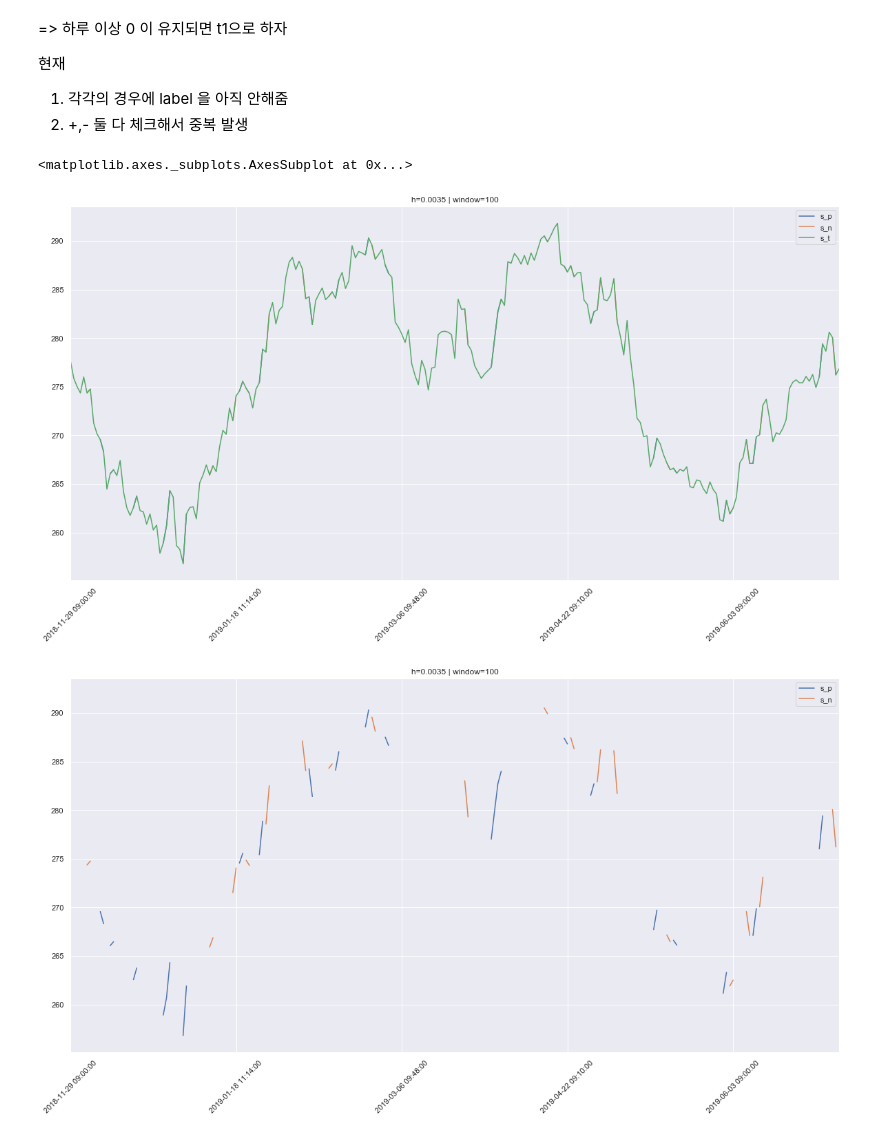
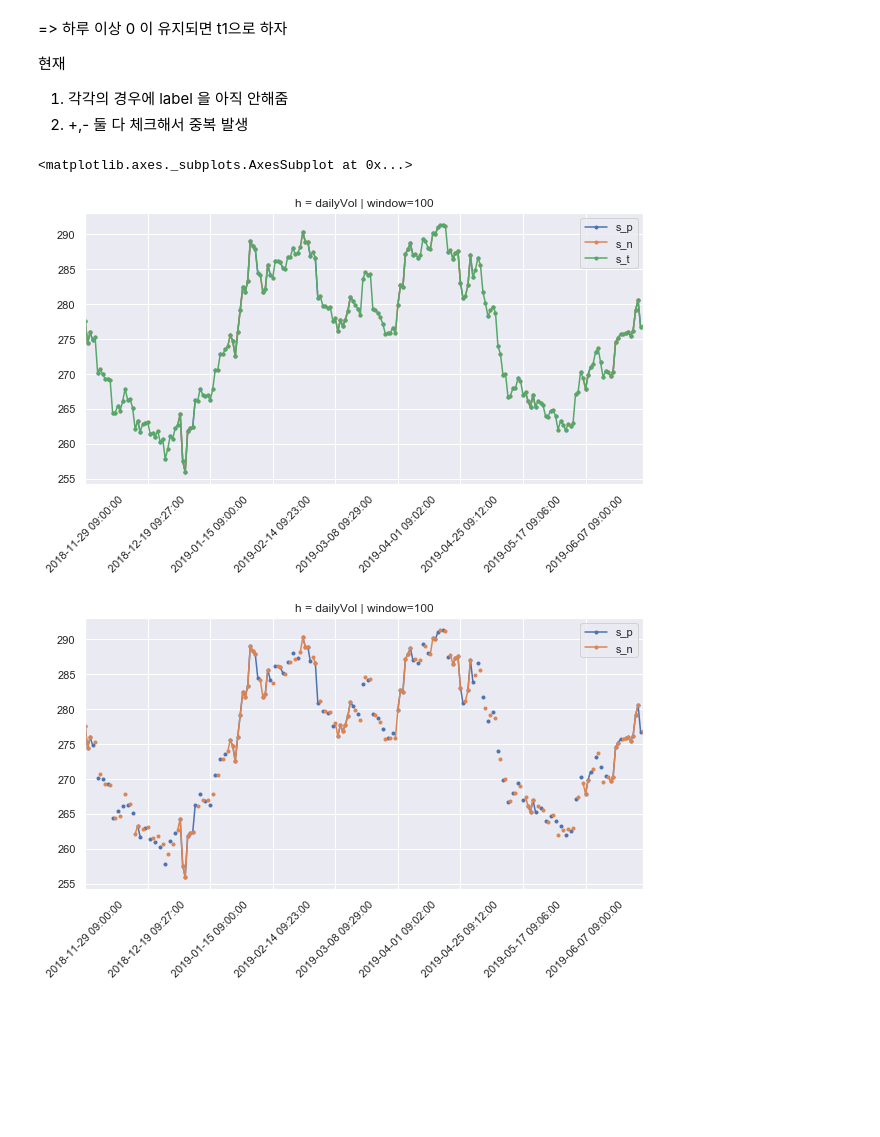
Before and after one commit to kooBH/FinanceServer, a Jupyter notebook: DE_PRADO/ch3_v1.ipynb, the cells around one changed output. Saved outputs shown, nothing was run; the diff lists cells and outputs as text; code cells hidden in the pictures; blank space fills up the shorter version.

```diff
--- a/DE_PRADO/ch3_v1.ipynb
+++ b/DE_PRADO/ch3_v1.ipynb
@@ -223,25 +270,10 @@
 1. 각각의 경우에 label 을 아직 안해줌
 2. +,- 둘 다 체크해서 중복 발생
 # %%
-def npMovingAverage(data, window=3):
-    weights = np.ones(window) / window
-    return np.convolve(data, weights, mode='valid')
-
-def getDailityVol (
-    df,
-    col_close='close',
-    col_dVol='dVol',
-    span0 = 100
-    ):
-    df[col_dVol]=df[col_close].pct_change()
-    df[col_dVol] = df[col_dVol].ewm(span=100).std()
-    return df[col_dVol]
-
 def CUSUM_Triple(
     df,
     col='close',
     window=20,
-    h=0.05
    ):
     bar = df.drop(df.columns.difference([col]), axis=1)
     tmp = np.log(bar[col]).diff().fillna(0)
@@ -253,20 +285,21 @@ def CUSUM_Triple(
     dVol = getDailityVol(df,col_close='price')
     tmp_p = tmp - dVol
     tmp_n = tmp + dVol
-    tmp_p = list(it.accumulate(tmp_p, lambda x, y: max(x+y, 0) if (x+y) >= 0 else 0))
-    tmp_n = list(it.accumulate(tmp_n, lambda x, y: min(x+y, 0) if (x+y) <= 0 else 0))
+    tmp_p = list(it.accumulate(tmp_p, lambda x, y: max(x+y, 0) if (x+y) < 0 else 0))
+    tmp_n = list(it.accumulate(tmp_n, lambda x, y: min(x+y, 0) if (x+y) < 0 else 0))
 
 
     def verticalCheck(index,value):
         nonlocal prev_idx
         nonlocal bar
-        if(value==0):
+        if(value !=0):
             return False
         # TODO 다듬어야함.
         t = pd.Timedelta(pd.to_datetime(bar.index[index]) - pd.to_datetime(prev_idx)).days
         #print(t)
         if(t < 1):
             return False
+        #print(t)
         prev_idx = bar.index[index]
         return True
     prev_idx = tmp.index[0]
@@ -286,29 +319,32 @@ def CUSUM_Triple(
 # %%
 window=100
 #s_t = CUSUM3('dollar_t5300000_d200.csv',h=h_t,window=window)
+
+figsize=(10,5)
 df = pd.read_csv('dollar_D_15.csv',index_col='timestamp')
-s_t_1= CUSUM_Triple(df,h=h_t,window=window,col='price')
-
+s_t_1= CUSUM_Triple(df,window=window,col='price')
 s_t_1.plot(
+     style='.-',
     use_index =True,
     subplots=False,
     sharex =True,
     rot =45,
-    figsize=(20,10),
-    title='h=' + str(h_t) + ' | window='+str(window)
+    figsize=figsize,
+    title='h = dailyVol | window='+str(window)
 )
 s_t_1 = s_t_1.drop(columns=['s_t'])
 s_t_1.plot(
+    style='.-',
     use_index =True,
     subplots=False,
     sharex =True,
     rot =45,
-    figsize=(20,10),
-    title='h=' + str(h_t) + ' | window='+str(window)
+    figsize=figsize,
+    title='h = dailyVol | window='+str(window)
 )
 # %% [output]
 <matplotlib.axes._subplots.AxesSubplot at 0x...>
-[figure, old version]
+[figure, new version]
-[figure, old version]
+[figure, new version]
 # %% [markdown]
 ## EXERCISES 3.1.d<a name='e_3_1_d'></a>
```
Also changed, not shown: parts of 6 cells of this notebook.
